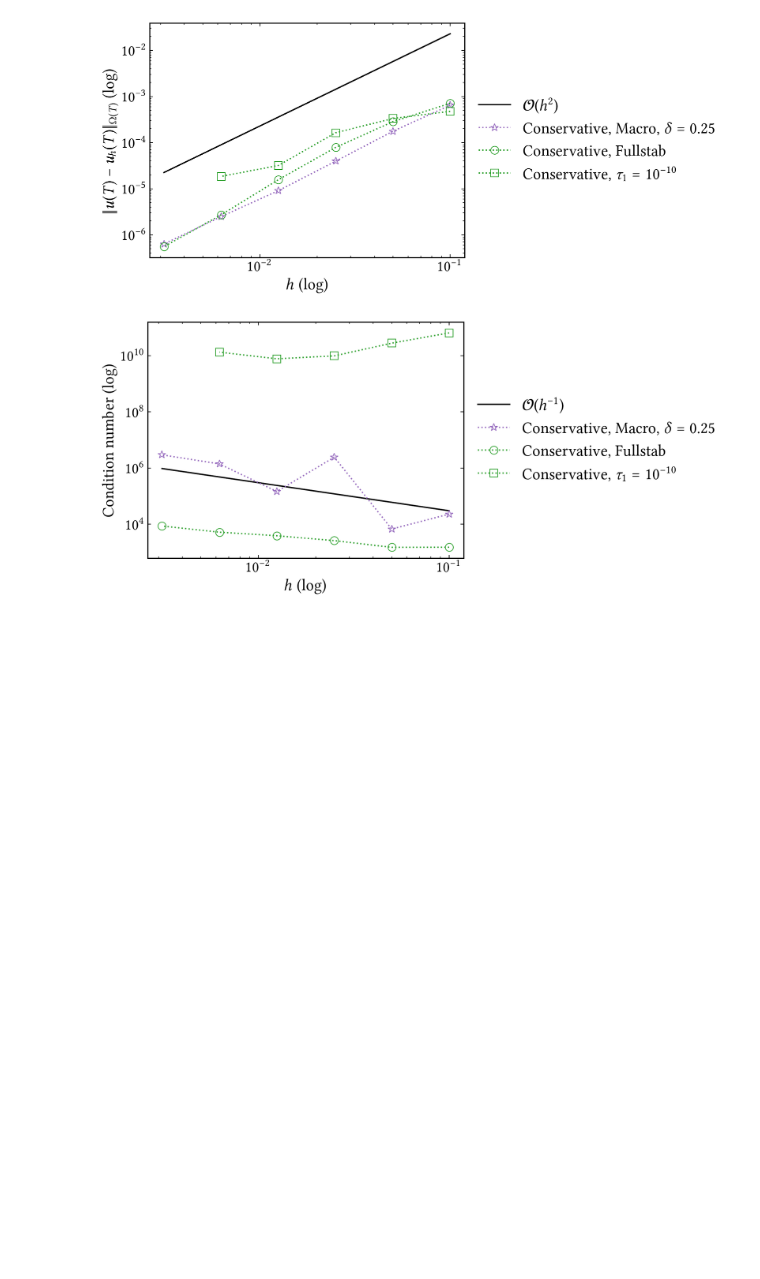
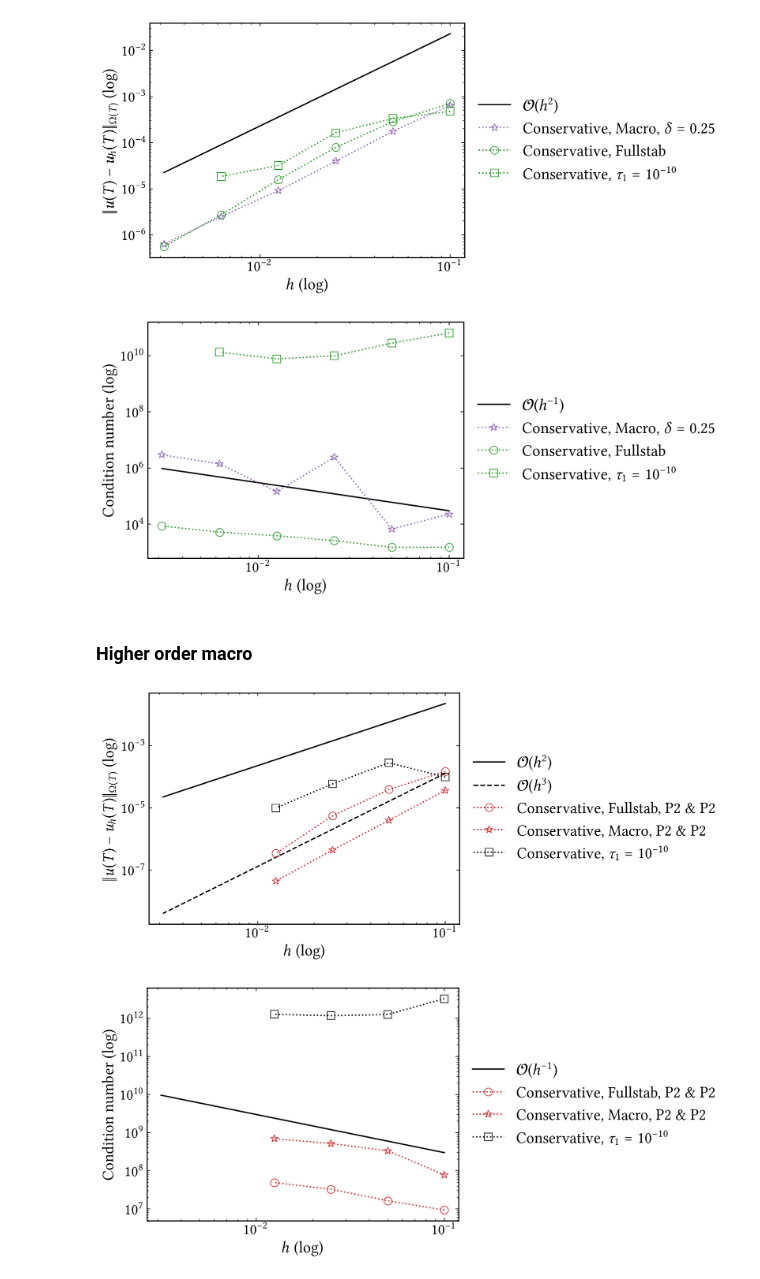
Before and after one commit to CutFEM/CutFEM-Library, a Jupyter notebook: notebook/convection_diffusion/macro_algoim.ipynb, the cells around one changed output. Saved outputs shown, nothing was run; the diff lists cells and outputs as text; code cells hidden in the pictures; blank space fills up the shorter version.

Commit message:
added macro data

```diff
--- a/notebook/convection_diffusion/macro_algoim.ipynb
+++ b/notebook/convection_diffusion/macro_algoim.ipynb
@@ -313,3 +313,52 @@ plt.show()
 # %% [output]
 [figure]
 [figure]
+# %% [markdown]
+### Higher order macro
+# %%
+error_conservative_fullstab_P2_P2 = [0.0001494488616177271, 3.881628420637765e-05, 5.486702404706657e-06, 3.405538596876311e-07]
+cond_conservative_fullstab_P2_P2 = [9.363431e+06,1.648957e+07,3.287586e+07,4.932920e+07]
+
+error_conservative_macro_delta45_P2_P2 = [3.681434970683743e-05, 3.959554991549808e-06, 4.339632026286346e-07, 4.405980880460053e-08]
+cond_conservative_macro_delta45_P2_P2 = [7.854238e+07,3.351243e+08,5.195198e+08,6.953168e+08]
+
+error_conservative_nostab_P2_P2 =  [9.834096382125155e-05, 0.0002842620509485111, 5.883419484511151e-05, 9.913740752163413e-06]
+cond_conservative_nostab_P2_P2 = [3.258768e+12,1.247742e+12,1.168398e+12,1.264501e+12]
+
+
+h = [0.1, 0.05, 0.025, 0.0125, 0.00625, 0.003125]
+
+fig2, ax2 = plt.subplots()
+
+ax2.loglog(h, 2.3e-0*np.power(h, 2), label=r"$\mathcal{O}(h^{2})$", linestyle="-", color="black")
+ax2.loglog(h, 1.3e-1*np.power(h, 3), label=r"$\mathcal{O}(h^{3})$", linestyle="--", color="black")
+
+# tau_1 = 0.1!!!!
+ax2.loglog(h[:-2], error_conservative_fullstab_P2_P2,  marker='o', markersize=9,linestyle=":", markeredgewidth=0.8, markerfacecolor="None", color="C3", label=r"Conservative, Fullstab, P2 \& P2")
+ax2.loglog(h[:-2], error_conservative_macro_delta45_P2_P2,  marker='*', markersize=9,linestyle=":", markeredgewidth=0.8, markerfacecolor="None", color="C3", label=r"Conservative, Macro, P2 \& P2")
+ax2.loglog(h[:-2], error_conservative_nostab_P2_P2,  marker='s', markersize=9,linestyle=":", markeredgewidth=0.8, markerfacecolor="None", color="black", label=r"Conservative, $\tau_1 = 10^{-10}$")
+
+ax2.legend(prop={'size': 18},loc='center left', bbox_to_anchor=(1.0, 0.5), ncol=1, frameon=False)
+
+ax2.set_xlabel(r"$h$ (log)", fontsize=18)
+ax2.tick_params(axis='both', which='major', labelsize=17)
+ax2.set_ylabel(r"$\|u(T)-u_h(T)\|_{\Omega(T)}$ (log)", fontsize=18)
+
+plt.show()
+
+
+fig3, ax3 = plt.subplots()
+
+ax3.loglog(h, 3e7*np.power(h, -1), label=r"$\mathcal{O}(h^{-1})$", linestyle="-", color="black")
+ax3.loglog(h[:-2], cond_conservative_fullstab_P2_P2,  marker='o', markersize=9,linestyle=":", markeredgewidth=0.8, markerfacecolor="None", color="C3", label=r"Conservative, Fullstab, P2 \& P2")
+ax3.loglog(h[:-2], cond_conservative_macro_delta45_P2_P2,  marker='*', markersize=9,linestyle=":", markeredgewidth=0.8, markerfacecolor="None", color="C3", label=r"Conservative, Macro, P2 \& P2")
+ax3.loglog(h[:-2], cond_conservative_nostab_P2_P2,  marker='s', markersize=9,linestyle=":", markeredgewidth=0.8, markerfacecolor="None", color="black", label=r"Conservative, $\tau_1 = 10^{-10}$")
+ax3.legend(prop={'size': 18},loc='center left', bbox_to_anchor=(1.0, 0.5), ncol=1, frameon=False)
+ax3.set_xlabel(r"$h$ (log)", fontsize=18)
+ax3.tick_params(axis='both', which='major', labelsize=17)
+ax3.set_ylabel(r"Condition number (log)", fontsize=18)
+
+plt.show()
+# %% [output]
+[figure, added]
+[figure, added]
```
